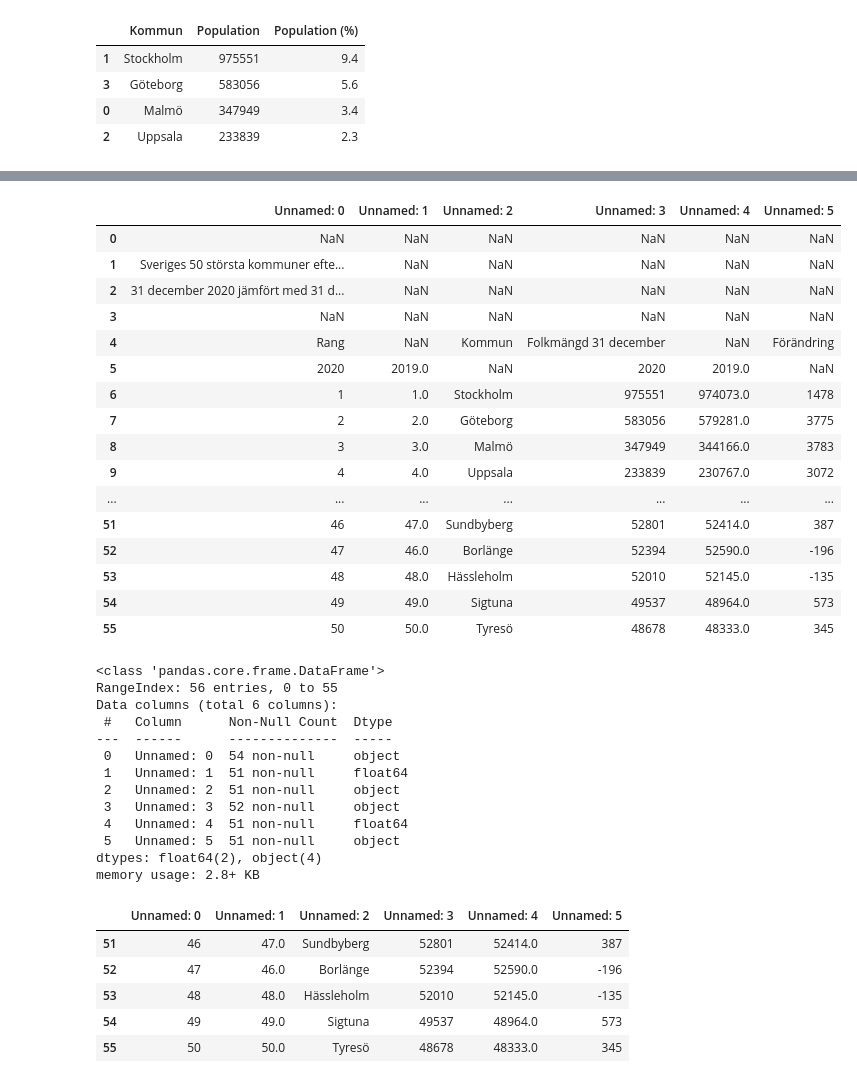
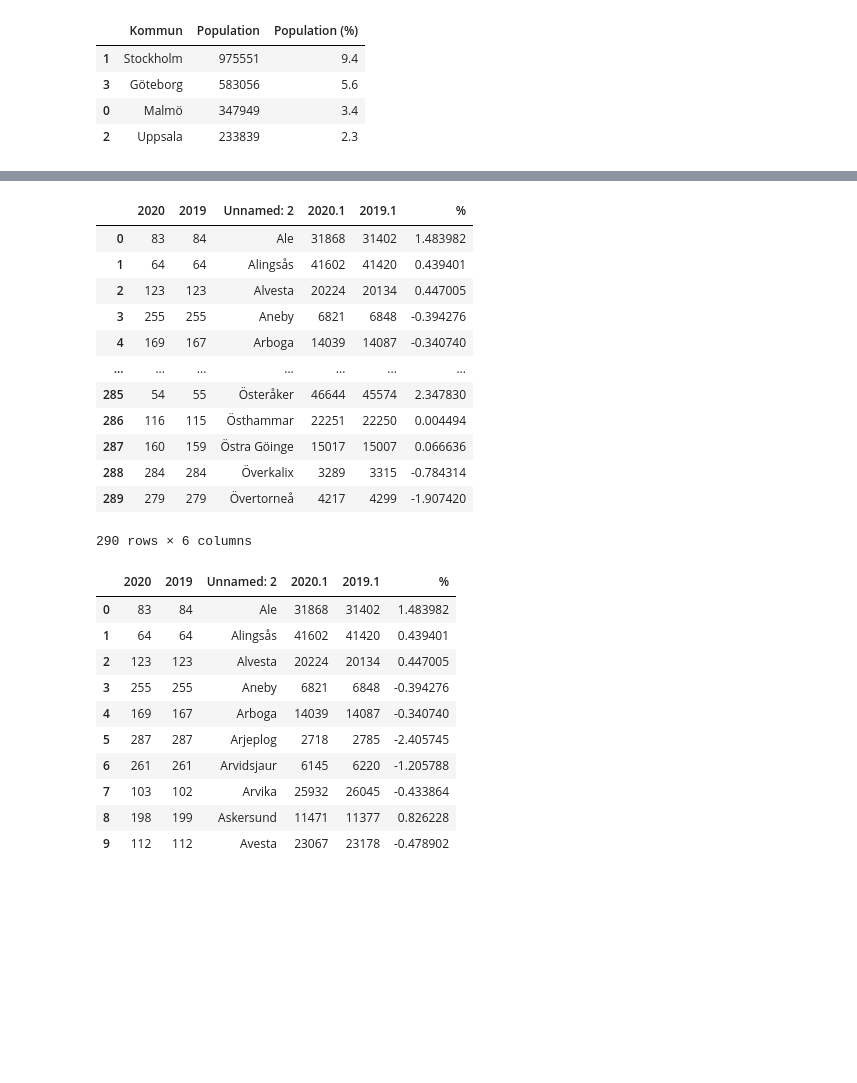
Before and after one commit to Cederlid/databehandling, a Jupyter notebook: exercises/E1_pandas_basic_syntax.ipynb, the cells around one changed output, grey strips where cells are left out. Saved outputs shown, nothing was run; the diff lists cells and outputs as text; code cells hidden in the pictures; blank space fills up the shorter version.

```diff
--- a/exercises/E1_pandas_basic_syntax.ipynb
+++ b/exercises/E1_pandas_basic_syntax.ipynb
@@ -235,52 +235,40 @@ f)
 
 </details>
 # %%
-cities_in_sweden_df = pd.read_excel("../data/komtopp50_2020.xlsx")
+cities_in_sweden_df = pd.read_excel("../data/komtopp50_2020.xlsx", sheet_name="Totalt", header=6)
 cities_in_sweden_df
 # %% [output]
-|  | Unnamed: 0 | Unnamed: 1 | Unnamed: 2 | Unnamed: 3 | Unnamed: 4 | Unnamed: 5 |
-| 0 | NaN | NaN | NaN | NaN | NaN | NaN |
-| 1 | Sveriges 50 största kommuner efte... | NaN | NaN | NaN | NaN | NaN |
-| 2 | 31 december 2020 jämfört med 31 d... | NaN | NaN | NaN | NaN | NaN |
-| 3 | NaN | NaN | NaN | NaN | NaN | NaN |
-| 4 | Rang | NaN | Kommun | Folkmängd 31 december | NaN | Förändring |
-| 5 | 2020 | 2019.0 | NaN | 2020 | 2019.0 | NaN |
-| 6 | 1 | 1.0 | Stockholm | 975551 | 974073.0 | 1478 |
-| 7 | 2 | 2.0 | Göteborg | 583056 | 579281.0 | 3775 |
-| 8 | 3 | 3.0 | Malmö | 347949 | 344166.0 | 3783 |
-| 9 | 4 | 4.0 | Uppsala | 233839 | 230767.0 | 3072 |
+|  | 2020 | 2019 | Unnamed: 2 | 2020.1 | 2019.1 | % |
+| 0 | 83 | 84 | Ale | 31868 | 31402 | 1.483982 |
+| 1 | 64 | 64 | Alingsås | 41602 | 41420 | 0.439401 |
+| 2 | 123 | 123 | Alvesta | 20224 | 20134 | 0.447005 |
+| 3 | 255 | 255 | Aneby | 6821 | 6848 | -0.394276 |
+| 4 | 169 | 167 | Arboga | 14039 | 14087 | -0.340740 |
 | ... | ... | ... | ... | ... | ... | ... |
-| 51 | 46 | 47.0 | Sundbyberg | 52801 | 52414.0 | 387 |
-| 52 | 47 | 46.0 | Borlänge | 52394 | 52590.0 | -196 |
-| 53 | 48 | 48.0 | Hässleholm | 52010 | 52145.0 | -135 |
-| 54 | 49 | 49.0 | Sigtuna | 49537 | 48964.0 | 573 |
-| 55 | 50 | 50.0 | Tyresö | 48678 | 48333.0 | 345 |
+| 285 | 54 | 55 | Österåker | 46644 | 45574 | 2.347830 |
+| 286 | 116 | 115 | Östhammar | 22251 | 22250 | 0.004494 |
+| 287 | 160 | 159 | Östra Göinge | 15017 | 15007 | 0.066636 |
+| 288 | 284 | 284 | Överkalix | 3289 | 3315 | -0.784314 |
+| 289 | 279 | 279 | Övertorneå | 4217 | 4299 | -1.907420 |
+290 rows × 6 columns
 # %%
 # a
-cities_in_sweden_df.head()
-cities_in_sweden_df.info()
-cities_in_sweden_df.describe()
-cities_in_sweden_df.columns
-cities_in_sweden_df.tail()
+cities_in_sweden_df.head(10)
+# cities_in_sweden_df.info()
+# cities_in_sweden_df.describe()
+# cities_in_sweden_df.columns
+#cities_in_sweden_df.tail(10)
 # %% [output]
-<class 'pandas.core.frame.DataFrame'>
-RangeIndex: 56 entries, 0 to 55
-Data columns (total 6 columns):
- #   Column      Non-Null Count  Dtype
----  ------      --------------  -----
- 0   Unnamed: 0  54 non-null     object
- 1   Unnamed: 1  51 non-null     float64
- 2   Unnamed: 2  51 non-null     object
- 3   Unnamed: 3  52 non-null     object
- 4   Unnamed: 4  51 non-null     float64
- 5   Unnamed: 5  51 non-null     object
-dtypes: float64(2), object(4)
-memory usage: 2.8+ KB
-|  | Unnamed: 0 | Unnamed: 1 | Unnamed: 2 | Unnamed: 3 | Unnamed: 4 | Unnamed: 5 |
-| 51 | 46 | 47.0 | Sundbyberg | 52801 | 52414.0 | 387 |
-| 52 | 47 | 46.0 | Borlänge | 52394 | 52590.0 | -196 |
-| 53 | 48 | 48.0 | Hässleholm | 52010 | 52145.0 | -135 |
-| 54 | 49 | 49.0 | Sigtuna | 49537 | 48964.0 | 573 |
-| 55 | 50 | 50.0 | Tyresö | 48678 | 48333.0 | 345 |
+|  | 2020 | 2019 | Unnamed: 2 | 2020.1 | 2019.1 | % |
+| 0 | 83 | 84 | Ale | 31868 | 31402 | 1.483982 |
+| 1 | 64 | 64 | Alingsås | 41602 | 41420 | 0.439401 |
+| 2 | 123 | 123 | Alvesta | 20224 | 20134 | 0.447005 |
+| 3 | 255 | 255 | Aneby | 6821 | 6848 | -0.394276 |
+| 4 | 169 | 167 | Arboga | 14039 | 14087 | -0.340740 |
+| 5 | 287 | 287 | Arjeplog | 2718 | 2785 | -2.405745 |
+| 6 | 261 | 261 | Arvidsjaur | 6145 | 6220 | -1.205788 |
+| 7 | 103 | 102 | Arvika | 25932 | 26045 | -0.433864 |
+| 8 | 198 | 199 | Askersund | 11471 | 11377 | 0.826228 |
+| 9 | 112 | 112 | Avesta | 23067 | 23178 | -0.478902 |
 # %%
 # b
```
Also changed, not shown: parts of 20 cells of this notebook, 2 other files.
